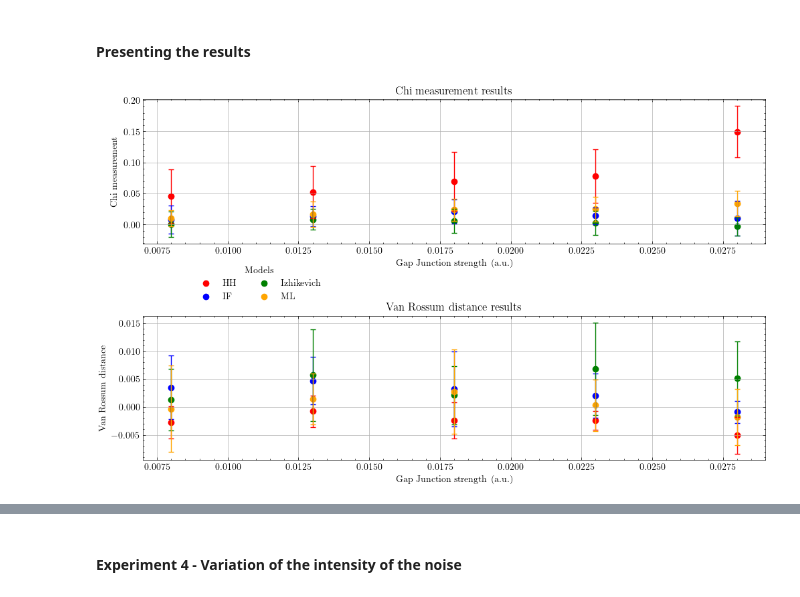
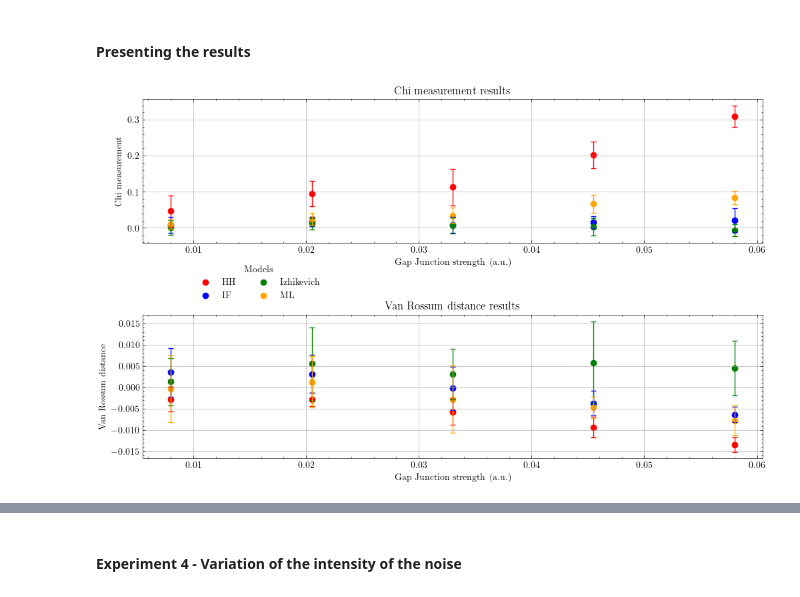
Before and after one commit to Sir-Bip-Bop/Gap-Junction-Coupling-Studies, a Jupyter notebook: synchrony_experiment_parallel.ipynb, the cells around one changed output, grey strips where cells are left out. Drawn from its saved outputs; the diff is of its cells as text; code cells hidden in the pictures.

```diff
--- a/synchrony_experiment_parallel.ipynb
+++ b/synchrony_experiment_parallel.ipynb
@@ -862,13 +870,13 @@ for j in range(0,5):
         rossum_ML[i] = compute_van_Rossum_distance_2(matrixML_k,t,t_R,dt).flatten()[1:3] / firing_rate_ML[i] - rossum_ML_total1_off[0]
 
     save_HH_k[j] = dataHH_k
-    matrix_HH_k[j] = matrix_HH_k
+    matrix_HH_k[j] = matrix_HH_k.todense()
     save_IF_k[j] = dataIF_k
-    matrix_IF_k[j] = matrix_IF_k
+    matrix_IF_k[j] = matrix_IF_k.todense()
     save_IZH_k[j] = dataIZH_k
-    matrix_IZH_k[j] = matrix_IZH_k
+    matrix_IZH_k[j] = matrix_IZH_k.todense()
     save_ML_k[j] = dataML_k
-    matrix_ML_k[j] = matrix_ML_k
+    matrix_ML_k[j] = matrix_ML_k.todense()
 
     chi_HH_k[j] = np.mean(chi_HH),np.std(chi_HH)
     chi_IF_k[j] = np.mean(chi_IF),np.std(chi_IF)
@@ -888,11 +896,11 @@ for j in range(0,5):
 
     rossum_ML_k[j] = np.mean(rossum_ML[:,0]), np.std(rossum_ML[:,0])
 
-    k = k +0.004
+    k = k +0.01
 # %% [markdown]
 #### Presenting the results
 # %%
-k = np.linspace(0.008,0.028,5)
+k = np.linspace(0.008,0.058,5)
 fig, (ax1, ax2) = plt.subplots(2,1)
 
 plt.title('Experiment 3 - Evolution of the synchronisation in function of gap junction strength')
@@ -905,31 +913,31 @@ ax1.tick_params(axis = 'y')
 ax2.tick_params(axis = 'y')
 
 ax1.title.set_text('Chi measurement results')
 ax2.title.set_text('Van Rossum distance results')
 
 ln1 = ax1.scatter(k,chi_HH_k[:,0],color = 'r', label = 'HH')
 ax1.errorbar(k,chi_HH_k[:,0],yerr=chi_HH_k[:,1], fmt='none',capsize=3,color = 'r')
 ln2 = ax1.scatter(k,chi_IF_k[:,0],color = 'b', label = 'IF')
 ax1.errorbar(k,chi_IF_k[:,0],yerr=chi_IF_k[:,1], fmt='none',capsize=3,color = 'b')
 ln3 = ax1.scatter(k,chi_IZH_k[:,0],color = 'g', label = 'Izhikevich')
 ax1.errorbar(k,chi_IZH_k[:,0],yerr=chi_IZH_k[:,1], fmt='none',capsize=3,color = 'g')
 ln4 = ax1.scatter(k,chi_ML_k[:,0],color = 'orange', label = 'ML')
 ax1.errorbar(k,chi_ML_k[:,0],yerr=chi_ML_k[:,1], fmt='none',capsize=3,color = 'orange')
 
 
 ax2.scatter(k,rossum_HH_k[:,0],color = 'r', label = 'HH')
 ax2.errorbar(k,rossum_HH_k[:,0],yerr=rossum_HH_k[:,1], fmt='none',capsize=3,color = 'r')
 ax2.scatter(k,rossum_IF_k[:,0],color = 'b', label = 'IF')
 ax2.errorbar(k,rossum_IF_k[:,0],yerr=rossum_IF_k[:,1], fmt='none',capsize=3,color = 'b')
 ax2.scatter(k,rossum_IZH_k[:,0],color = 'g', label = 'Izhikevich')
 ax2.errorbar(k,rossum_IZH_k[:,0],yerr=rossum_IZH_k[:,1], fmt='none',capsize=3,color = 'g')
 ax2.scatter(k,rossum_ML_k[:,0],color = 'orange', label = 'ML')
 ax2.errorbar(k,rossum_ML_k[:,0],yerr=rossum_ML_k[:,1], fmt='none',capsize=3,color = 'orange')
 
 
 ax1.grid()
 ax2.grid()
 ax1.legend(title='Models',bbox_to_anchor =( 0.3,-0.1), ncols = 2 )
 plt.show()
 # %% [output]
-[figure, old version]
+[figure, new version]
```
Also changed, not shown: parts of 14 cells of this notebook.
